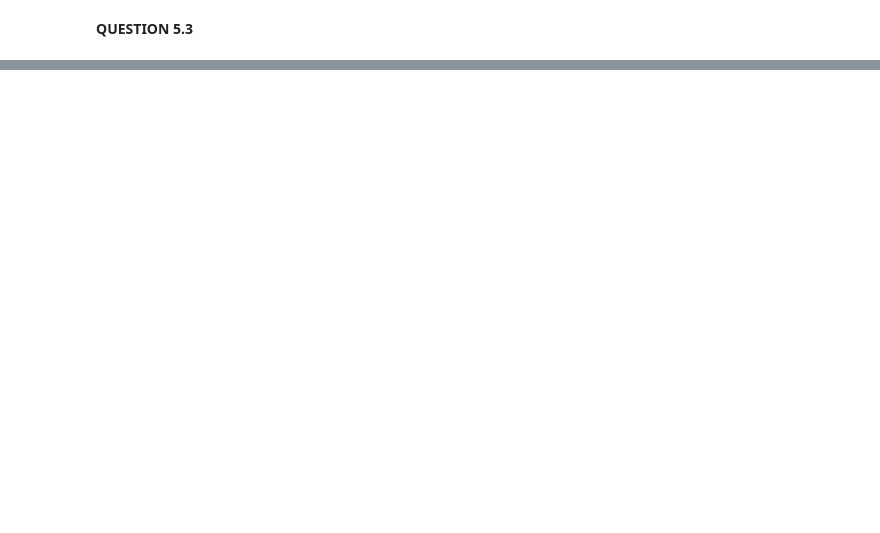
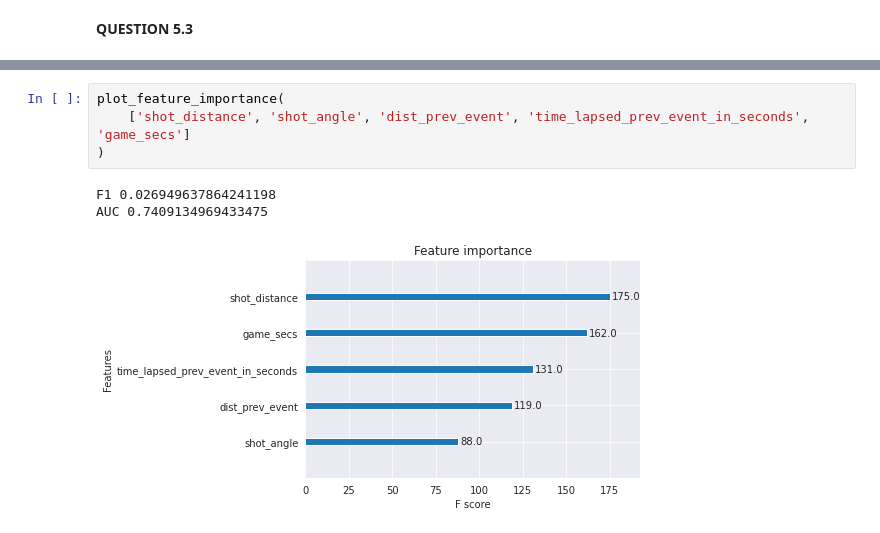
Before and after one commit to williamGlazer/IFT6758, a Jupyter notebook: notebooks/7.advanced-models.ipynb, the cells around one changed output, grey strips where cells are left out. Cells and saved outputs as stored; diff of their text form; blank space fills up the shorter version.

```diff
--- a/notebooks/7.advanced-models.ipynb
+++ b/notebooks/7.advanced-models.ipynb
@@ -381,0 +189,8 @@ for truth, preds, label in model_results:
+# %%
+plot_feature_importance(
+    ['shot_distance', 'shot_angle', 'dist_prev_event', 'time_lapsed_prev_event_in_seconds', 'game_secs']
+)
+# %% [output]
+F1 0.026949637864241198
+AUC 0.7409134969433475
+[figure, added]
```
Also changed, not shown: parts of 31 cells of this notebook, 3 other files.
